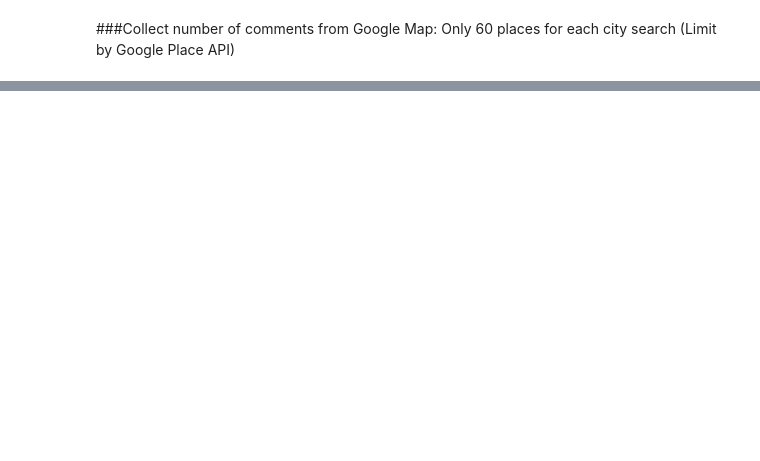
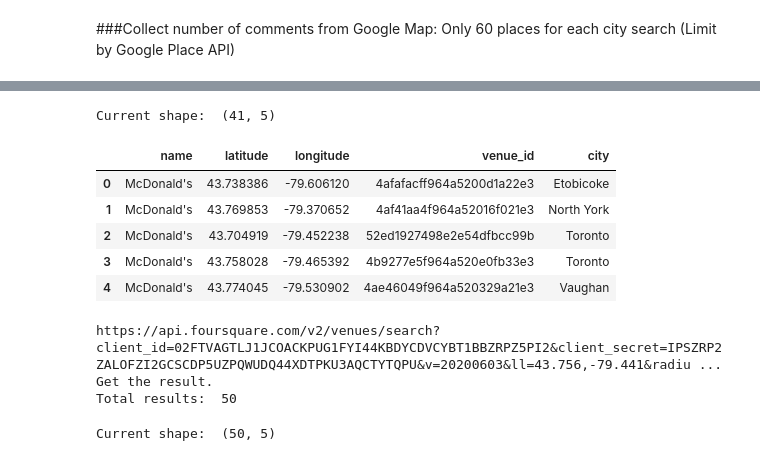
Before and after one commit to laurence-lin/Coursera_Capstone, a Jupyter notebook: Final_Project_DataCollection.ipynb, the cells around one changed output, grey strips where cells are left out. Drawn from its saved outputs; the diff is of its cells as text; code cells hidden in the pictures; blank space fills up the shorter version.

```diff
--- a/Final_Project_DataCollection.ipynb
+++ b/Final_Project_DataCollection.ipynb
@@ -65,8 +65,8 @@ The analyze target contains 3 retail stores:
 66 Mcdonald's, 15014 check-ins.
 # %%
 # CLIENT settings
-CLIENT_ID = 'client_id'
-CLIENT_SECRET = 'client_secret'
+CLIENT_ID = '02FTVAGTLJ1JCOACKPUG1FYI44KBDYCDVCYBT1BBZRPZ5PI2'
+CLIENT_SECRET = 'IPSZRP2ZALOFZI2GCSCDP5UZPQWUDQ44XDTPKU3AQCTYTQPU'
 VERSION = '20200603'
 
 print('Foursquare parameters assigned.')
@@ -77,6 +77,7 @@ Foursquare parameters assigned.
 # %%
 import geopy
 
+'''
 site = 'New York'
 
 # Coordinates of New York center
@@ -84,3 +85,8 @@ latitude = 40.77
 longitude = -73.98
 print(latitude)
 print(longitude)
+'''
+
+site = 'Toronto'
+latitude = 43.756
+longitude = -79.441
@@ -597 +611,8 @@ df_ny_data.to_csv('df_ny_data', index = None)
+# %%
+import geopy
+
+
+site = 'Toronto'
+latitude = 43.7318
+longitude = -79.4213
 # %%
@@ -631,0 +642,63 @@ Saving df_ny_dens.csv to df_ny_dens (1).csv
+# %%
+item = result['response']['groups'][0]['items']
+# Collect Mcdonald's data from New York 10 km range
+col = ['name', 'latitude', 'longitude', 'venue_id', 'city']
+df_to = pd.DataFrame(columns = col)
+for index in range(len(item)):
+  lat = item[index]['venue']['location']['lat']
+  lng = item[index]['venue']['location']['lng']
+  ven_id = item[index]['venue']['id']
+  city = item[index]['venue']['location']['city']
+  name = item[index]['venue']['name']
+  df_to.loc[index] = [name, lat, lng, ven_id, city]
+
+print('Current shape: ', df_to.shape)
+df_to.head()
+# %% [output]
+Current shape:  (41, 5)
+|  | name | latitude | longitude | venue_id | city |
+| 0 | McDonald's | 43.738386 | -79.606120 | 4afafacff964a5200d1a22e3 | Etobicoke |
+| 1 | McDonald's | 43.769853 | -79.370652 | 4af41aa4f964a52016f021e3 | North York |
+| 2 | McDonald's | 43.704919 | -79.452238 | 52ed1927498e2e54dfbcc99b | Toronto |
+| 3 | McDonald's | 43.758028 | -79.465392 | 4b9277e5f964a520e0fb33e3 | Toronto |
+| 4 | McDonald's | 43.774045 | -79.530902 | 4ae46049f964a520329a21e3 | Vaughan |
+# %%
+RADIUS = 20000
+LIMIT = 100
+query = "Mcdonald's"
+
+url = 'https://api.foursquare.com/v2/venues/search?client_id={}&client_secret={}&v={}&ll={},{}&radius={}&limit={}&query={}'.format(
+    CLIENT_ID,
+    CLIENT_SECRET,
+    VERSION,
+    latitude,
+    longitude,
+    RADIUS,
+    LIMIT,
+    query
+)
+
+print(url)
+result = requests.get(url).json()
+print('Get the result. ')
+print('Total results: ', len(result['response']['venues']))
+# %% [output]
+https://api.foursquare.com/v2/venues/search?client_id=02FTVAGTLJ1JCOACKPUG1FYI44KBDYCDVCYBT1BBZRPZ5PI2&client_secret=IPSZRP2ZALOFZI2GCSCDP5UZPQWUDQ44XDTPKU3AQCTYTQPU&v=20200603&ll=43.756,-79.441&radiu ...
+Get the result.
+Total results:  50
+# %%
+item = result['response']['venues']
+# Collect Mcdonald's data from New York 10 km range
+col = ['name', 'latitude', 'longitude', 'venue_id', 'city']
+df_to_2 = pd.DataFrame(columns = col)
+for index in range(len(item)):
+  lat = item[index]['location']['lat']
+  lng = item[index]['location']['lng']
+  ven_id = item[index]['id']
+  city = item[index]['location']['city']
+  name = item[index]['name']
+  df_to_2.loc[index] = [name, lat, lng, ven_id, city]
+
+print('Current shape: ', df_to_2.shape)
+# %% [output]
+Current shape:  (50, 5)
```
Also changed, not shown: parts of 51 cells of this notebook.
